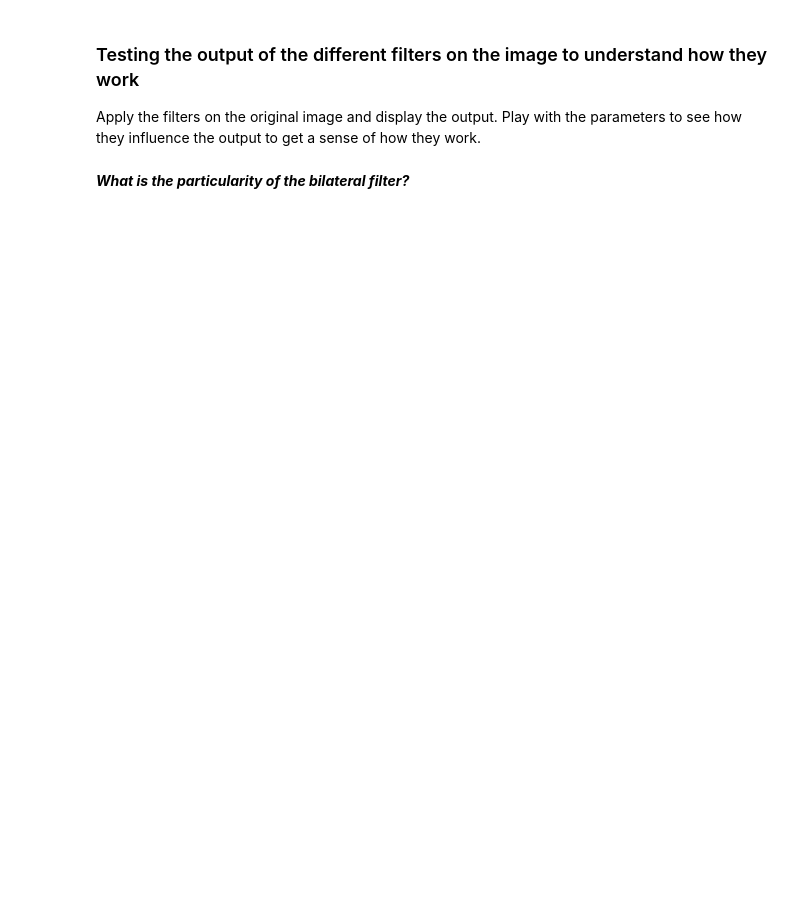
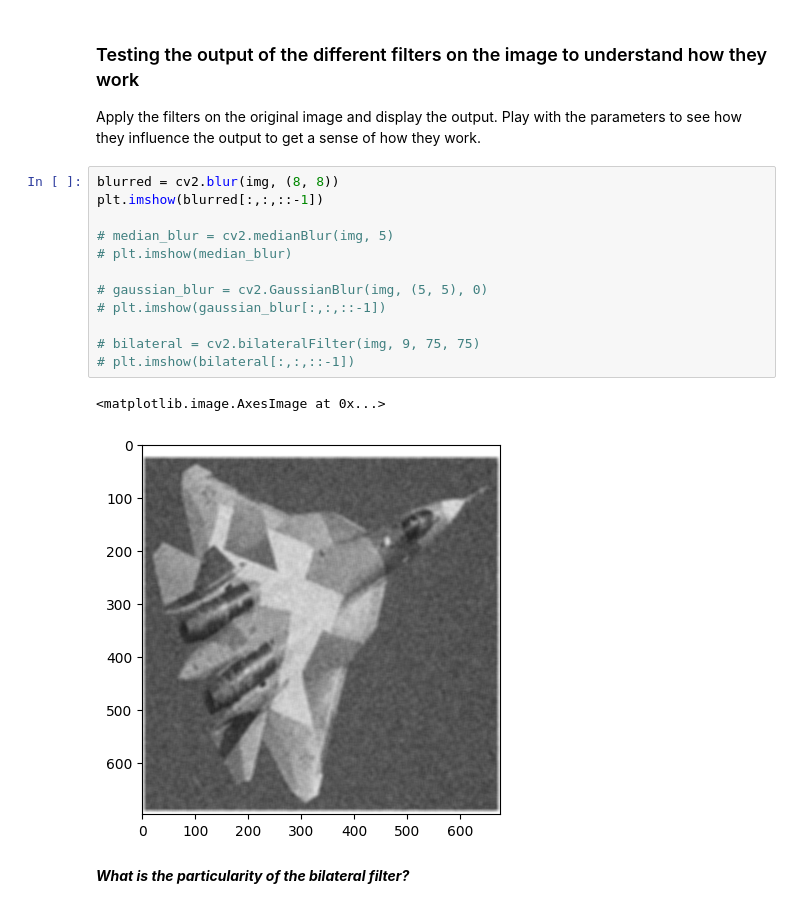
Before and after one commit to lukasfalk/MICRO-452-Basics-of-mobile-robotics, a Jupyter notebook: exercise 2 Part 2/exercise 2 Part 2/Exercises Week 2 - PART 2 - Basic image processing and feature tracking.ipynb, the cells around one changed output. Saved outputs shown, nothing was run; the diff lists cells and outputs as text; blank space fills up the shorter version.

```diff
--- a/exercise 2 Part 2/exercise 2 Part 2/Exercises Week 2 - PART 2 - Basic image processing and feature tracking.ipynb
+++ b/exercise 2 Part 2/exercise 2 Part 2/Exercises Week 2 - PART 2 - Basic image processing and feature tracking.ipynb
@@ -107,6 +137,21 @@ plt.imshow(img[:,:,::-1])
 ### Testing the output of the different filters on the image to understand how they work
 
 Apply the filters on the original image and display the output. Play with the parameters to see how they influence the output to get a sense of how they work.
+# %%
+blurred = cv2.blur(img, (8, 8))
+plt.imshow(blurred[:,:,::-1])
+
+# median_blur = cv2.medianBlur(img, 5)
+# plt.imshow(median_blur)
+
+# gaussian_blur = cv2.GaussianBlur(img, (5, 5), 0)
+# plt.imshow(gaussian_blur[:,:,::-1])
+
+# bilateral = cv2.bilateralFilter(img, 9, 75, 75)
+# plt.imshow(bilateral[:,:,::-1])
+# %% [output]
+<matplotlib.image.AxesImage at 0x...>
+[figure, added]
 # %% [markdown]
 ***What is the particularity of the bilateral filter?***
 # %% [markdown]
```
Also changed, not shown: parts of 7 cells of this notebook.
